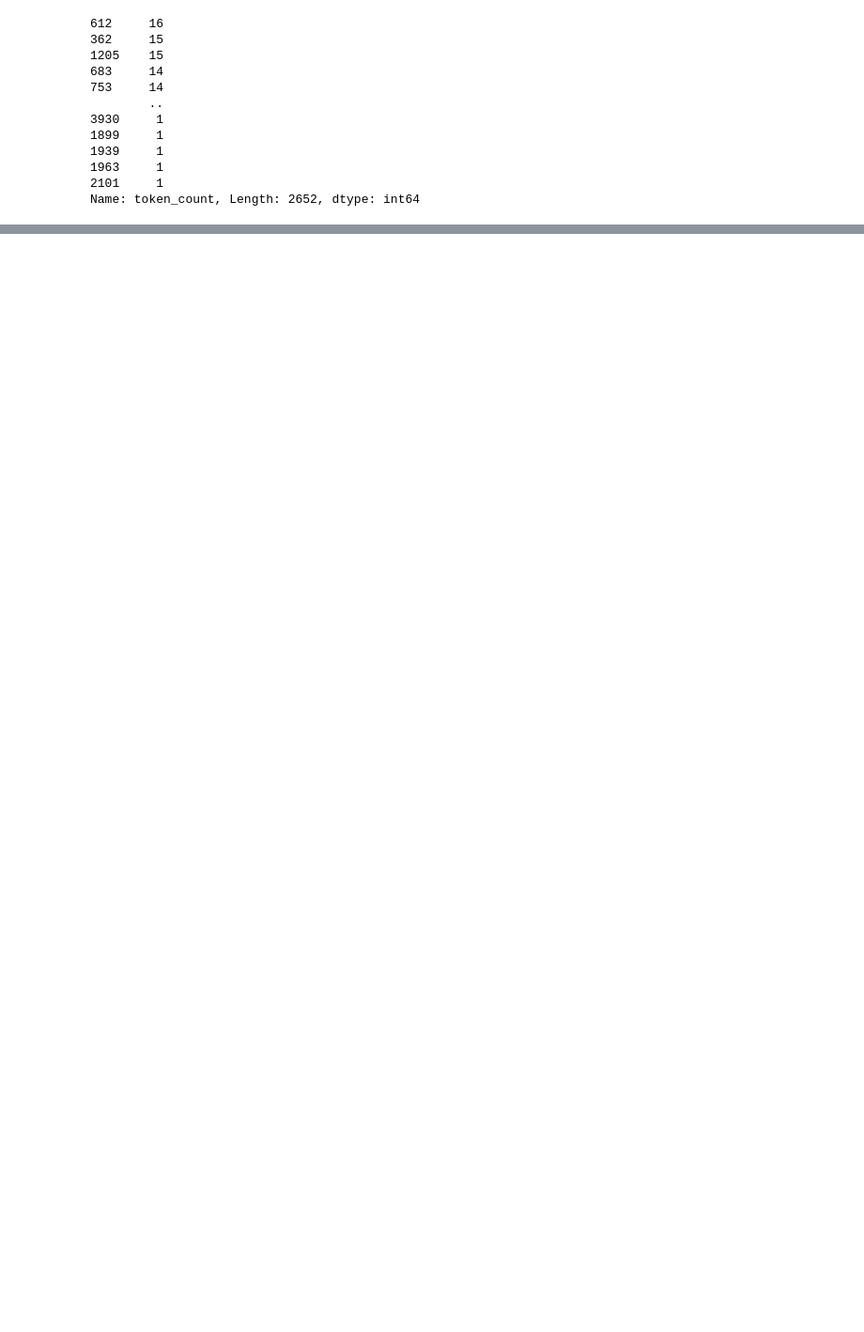
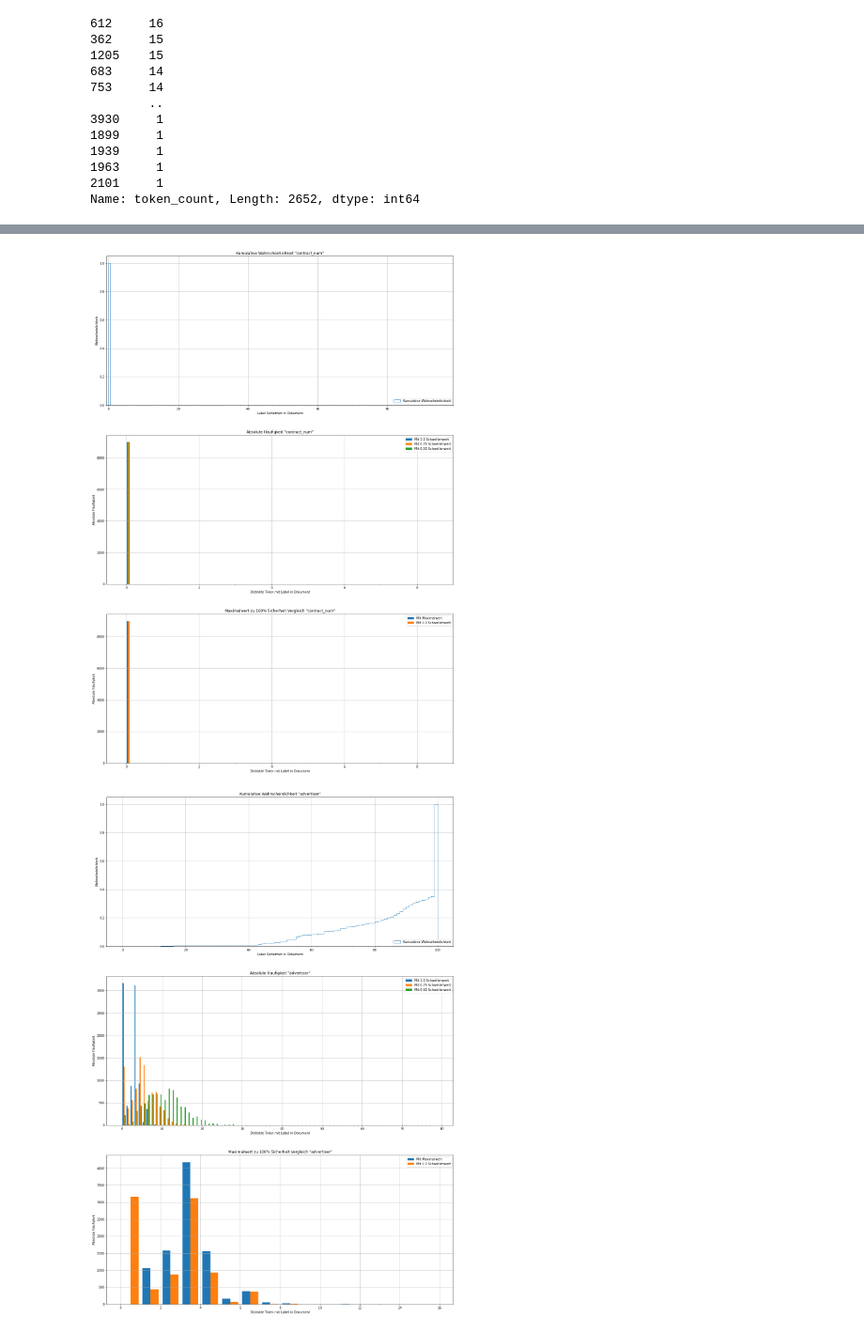
Before and after one commit to Pol-Zeimet/ma-information-extraction-codebase, a Jupyter notebook: baseline_pipeline/source/notebooks/Data Analysis.ipynb, the cells around one changed output, grey strips where cells are left out. Shown: that part at 94% size. Drawn from its saved outputs; the diff is of its cells as text; code cells hidden in the pictures; blank space fills up the shorter version.

```diff
--- a/baseline_pipeline/source/notebooks/Data Analysis.ipynb
+++ b/baseline_pipeline/source/notebooks/Data Analysis.ipynb
@@ -2,6 +2,8 @@
 import pandas as pd
 import glob
 import matplotlib.pyplot as plt
+# %%
+targets = ['contract_num', 'advertiser', 'flight_from', 'flight_to', 'gross_amount']
 # %%
 df = pd.read_csv('../../data/data_analytics.tsv', '\t')
 df = df.drop('Unnamed: 0', axis = 1)
@@ -81,0 +115,6 @@ plt.hist([df.advertiser_maxval_distinct_count,df.advertiser_75perc_distinct_coun
+# %%
+for label in targets:
+    plot_label_analytics(df, label)
+# %% [output]
+[figure, added]
+[figure, added]
```
Also changed, not shown: parts of 7 cells of this notebook, 2 other files.
